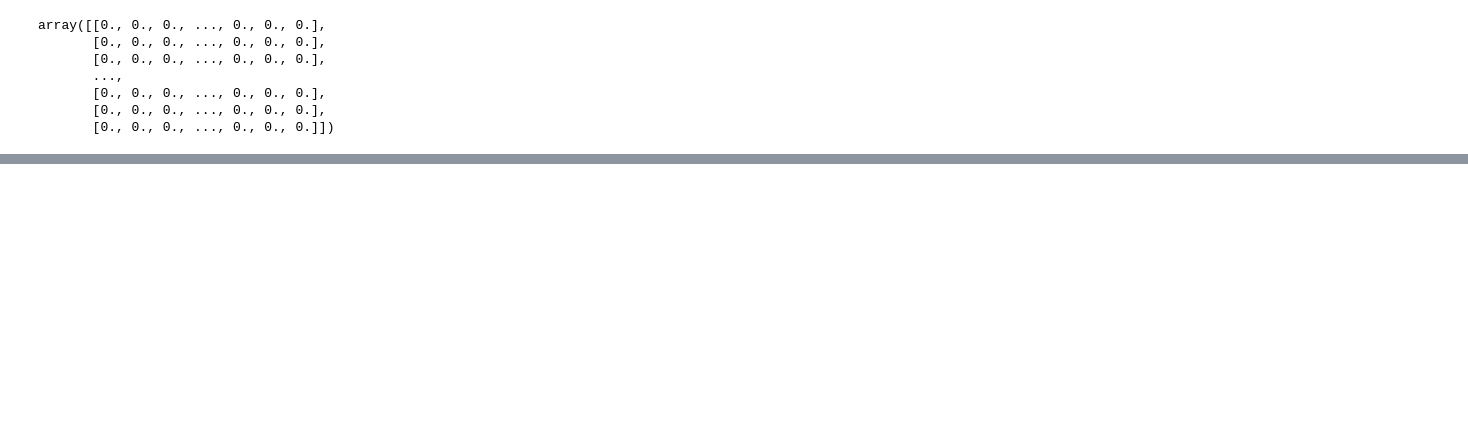
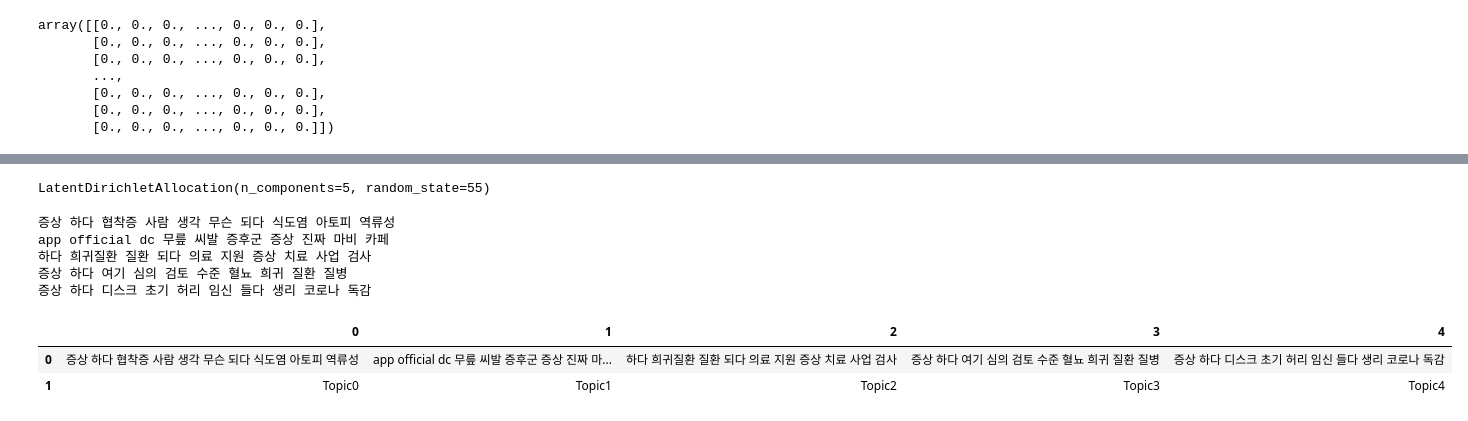
Before and after one commit to SeokcheonMoon/rare_disease_analytics, a Jupyter notebook: LDA/community_topic.ipynb, the cells around one changed output, grey strips where cells are left out. Drawn from its saved outputs; the diff is of its cells as text; code cells hidden in the pictures; blank space fills up the shorter version.

```diff
--- a/LDA/community_topic.ipynb
+++ b/LDA/community_topic.ipynb
@@ -132,0 +188,5 @@ df_topics_keywords
+# %%
+from sklearn.feature_extraction.text import TfidfVectorizer
+vectorizer = TfidfVectorizer(tokenizer=tokenizer, use_idf=True)
+features = vectorizer.fit_transform(list_2022)
+features.toarray()
@@ -132,0 +201,4 @@ df_topics_keywords
+# %%
+from sklearn.decomposition import LatentDirichletAllocation
+lda_model = LatentDirichletAllocation(n_components=5, random_state=55) #인스턴스화 #n_components 토픽의 갯수
+lda_model.fit(features) #교육
@@ -132,0 +238,5 @@ df_topics_keywords
+# %%
+from sklearn.feature_extraction.text import TfidfVectorizer
+vectorizer = TfidfVectorizer(tokenizer=tokenizer, use_idf=True)
+features = vectorizer.fit_transform(list_2023)
+features.toarray()
@@ -132,0 +251,37 @@ df_topics_keywords
+# %%
+from sklearn.decomposition import LatentDirichletAllocation
+lda_model = LatentDirichletAllocation(n_components=5, random_state=55) #인스턴스화 #n_components 토픽의 갯수
+lda_model.fit(features) #교육
+# %% [output]
+LatentDirichletAllocation(n_components=5, random_state=55)
+# %%
+dictionary_list = vectorizer.get_feature_names_out()
+topics_output = lda_model.transform(features)
+df_topics_score = pd.DataFrame(data=topics_output)
+df_topics_score['dominant_topic_number'] = np.argmax(topics_output, axis=1) #  "topics_output" 배열에서 각 행마다 최대값의 인덱스를 찾아 "dominant_topic_number" 열에 할당
+df_topics_score['sentences'] = list_2023
+## 상위 단어 추출
+topics_list = list()
+for topic in lda_model.components_:
+    df_datas = [topic, dictionary_list]
+    df_topics = pd.DataFrame(data=df_datas)
+    df_topics= df_topics.T #T는 행과 열을 바꿈
+    df_topics = df_topics.sort_values(0, ascending=False)
+    # print(df_topics[:3])
+    topics_text = ' '.join(df_topics[1].values[:10])# 시리즈 형식으로 출력 get values from series / index
+    print(topics_text)
+    topics_list.append(topics_text)
+
+
+topics_list_add = [topics_list, ['Topic0', 'Topic1', 'Topic2', 'Topic3', 'Topic4']]
+df_topics_keywords_2023 = pd.DataFrame(topics_list_add)
+df_topics_keywords_2023
+# %% [output]
+증상 하다 협착증 사람 생각 무슨 되다 식도염 아토피 역류성
+app official dc 무릎 씨발 증후군 증상 진짜 마비 카페
+하다 희귀질환 질환 되다 의료 지원 증상 치료 사업 검사
+증상 하다 여기 심의 검토 수준 혈뇨 희귀 질환 질병
+증상 하다 디스크 초기 허리 임신 들다 생리 코로나 독감
+|  | 0 | 1 | 2 | 3 | 4 |
+| 0 | 증상 하다 협착증 사람 생각 무슨 되다 식도염 아토피 역류성 | app official dc 무릎 씨발 증후군 증상 진짜 마... | 하다 희귀질환 질환 되다 의료 지원 증상 치료 사업 검사 | 증상 하다 여기 심의 검토 수준 혈뇨 희귀 질환 질병 | 증상 하다 디스크 초기 허리 임신 들다 생리 코로나 독감 |
+| 1 | Topic0 | Topic1 | Topic2 | Topic3 | Topic4 |
```
Also changed, not shown: parts of 21 cells of this notebook, 2 other files.
